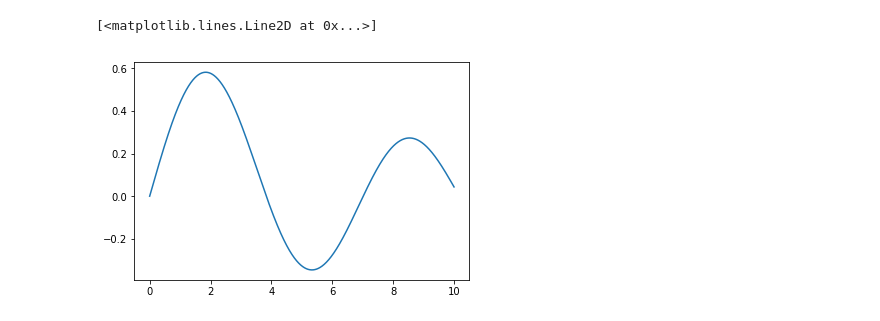
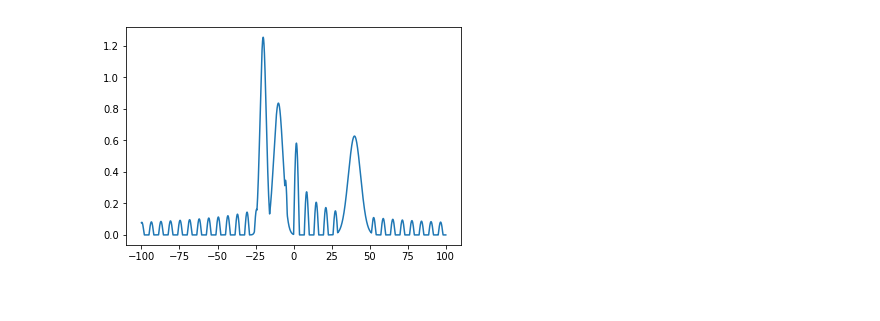
Before and after one commit to psmd-iberutaru/Akamai-Internship, a Jupyter notebook: Codebase/gaussian_fitting.ipynb, the cells around one changed output. Saved outputs shown, nothing was run; the diff lists cells and outputs as text; code cells hidden in the pictures.

Commit message:
Created a main envelope function, fixed a few bugs and refactored. Documentation has been updated.

```diff
--- a/Codebase/gaussian_fitting.ipynb
+++ b/Codebase/gaussian_fitting.ipynb
@@ -188,8 +178,22 @@ plt.show()
-# %%
-x_points_bess = np.linspace(0,10,10000)
-y_points_bess_0 = bessfit.bessel_function_1st(x_points_bess,1)
-
-plt.plot(x_points_bess,y_points_bess_0)
-# %% [output]
-[<matplotlib.lines.Line2D at 0x...>]
-[figure, removed]
+# %%
+x_inputs = np.linspace(-100,100,10000)
+
+functions = (gaussfit.gaussian_function,
+             gaussfit.gaussian_function,
+             gaussfit.gaussian_function,
+             bessfit.bessel_function_1st
+            )
+parameters = (
+    {'center':-10, 'std_dev':3, 'height':0},
+    {'center':-20, 'std_dev':2, 'height':0},
+    {'center':40, 'std_dev':4, 'height':0},
+    {'order':1}
+)
+
+
+y_output = misc.generate_function_envelope(x_inputs,functions,parameters)
+
+plt.plot(x_inputs,y_output)
+plt.show()
+# %% [output]
+[figure, added]
```
Also changed, not shown: parts of 7 cells of this notebook, 11 other files.
